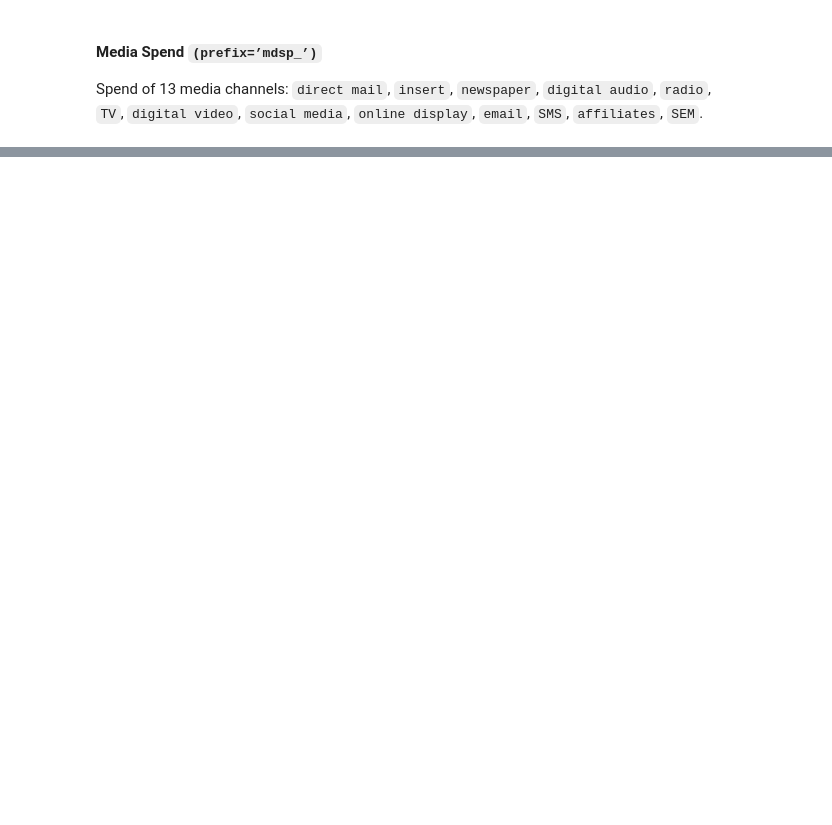
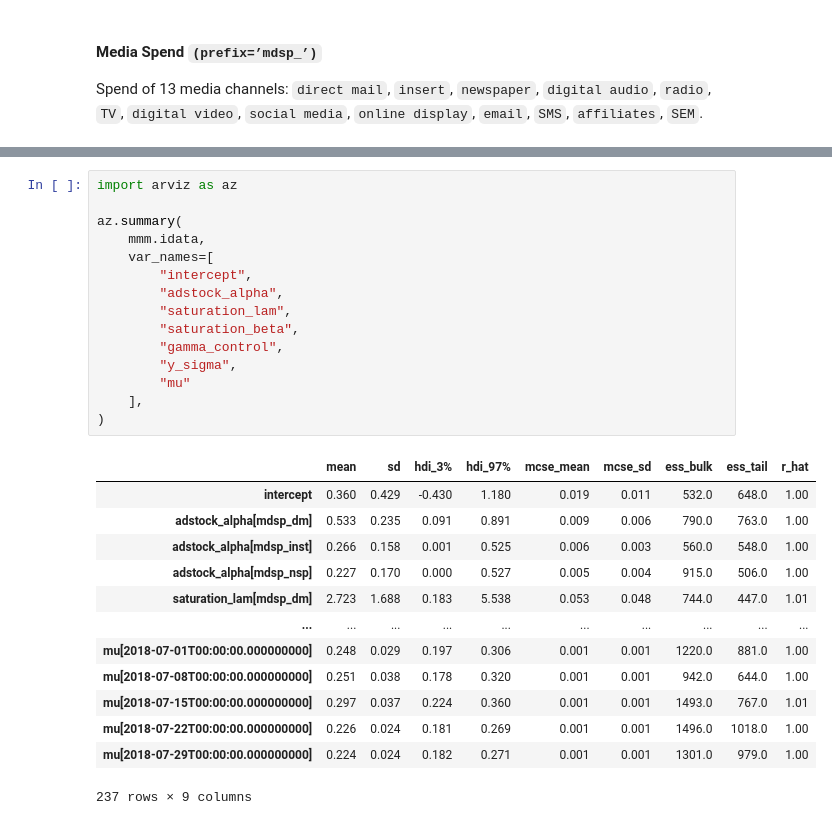
Before and after one commit to Badisj/generative-ai-orchestration-cpg, a Jupyter notebook: marketing-mix-modelling-ml/notebooks/mmm.ipynb, the cells around one changed output, grey strips where cells are left out. Cells and saved outputs as stored; diff of their text form; blank space fills up the shorter version.

```diff
--- a/marketing-mix-modelling-ml/notebooks/mmm.ipynb
+++ b/marketing-mix-modelling-ml/notebooks/mmm.ipynb
@@ -489,0 +422,29 @@ Error:
+# %%
+import arviz as az
+
+az.summary(
+    mmm.idata,
+    var_names=[
+        "intercept",
+        "adstock_alpha",
+        "saturation_lam",
+        "saturation_beta",
+        "gamma_control",
+        "y_sigma",
+        "mu"
+    ],
+)
+# %% [output]
+|  | mean | sd | hdi_3% | hdi_97% | mcse_mean | mcse_sd | ess_bulk | ess_tail | r_hat |
+| intercept | 0.360 | 0.429 | -0.430 | 1.180 | 0.019 | 0.011 | 532.0 | 648.0 | 1.00 |
+| adstock_alpha[mdsp_dm] | 0.533 | 0.235 | 0.091 | 0.891 | 0.009 | 0.006 | 790.0 | 763.0 | 1.00 |
+| adstock_alpha[mdsp_inst] | 0.266 | 0.158 | 0.001 | 0.525 | 0.006 | 0.003 | 560.0 | 548.0 | 1.00 |
+| adstock_alpha[mdsp_nsp] | 0.227 | 0.170 | 0.000 | 0.527 | 0.005 | 0.004 | 915.0 | 506.0 | 1.00 |
+| saturation_lam[mdsp_dm] | 2.723 | 1.688 | 0.183 | 5.538 | 0.053 | 0.048 | 744.0 | 447.0 | 1.01 |
+| ... | ... | ... | ... | ... | ... | ... | ... | ... | ... |
+| mu[2018-07-01T00:00:00.000000000] | 0.248 | 0.029 | 0.197 | 0.306 | 0.001 | 0.001 | 1220.0 | 881.0 | 1.00 |
+| mu[2018-07-08T00:00:00.000000000] | 0.251 | 0.038 | 0.178 | 0.320 | 0.001 | 0.001 | 942.0 | 644.0 | 1.00 |
+| mu[2018-07-15T00:00:00.000000000] | 0.297 | 0.037 | 0.224 | 0.360 | 0.001 | 0.001 | 1493.0 | 767.0 | 1.01 |
+| mu[2018-07-22T00:00:00.000000000] | 0.226 | 0.024 | 0.181 | 0.269 | 0.001 | 0.001 | 1496.0 | 1018.0 | 1.00 |
+| mu[2018-07-29T00:00:00.000000000] | 0.224 | 0.024 | 0.182 | 0.271 | 0.001 | 0.001 | 1301.0 | 979.0 | 1.00 |
+237 rows × 9 columns
```
Also changed, not shown: parts of 34 cells of this notebook.
